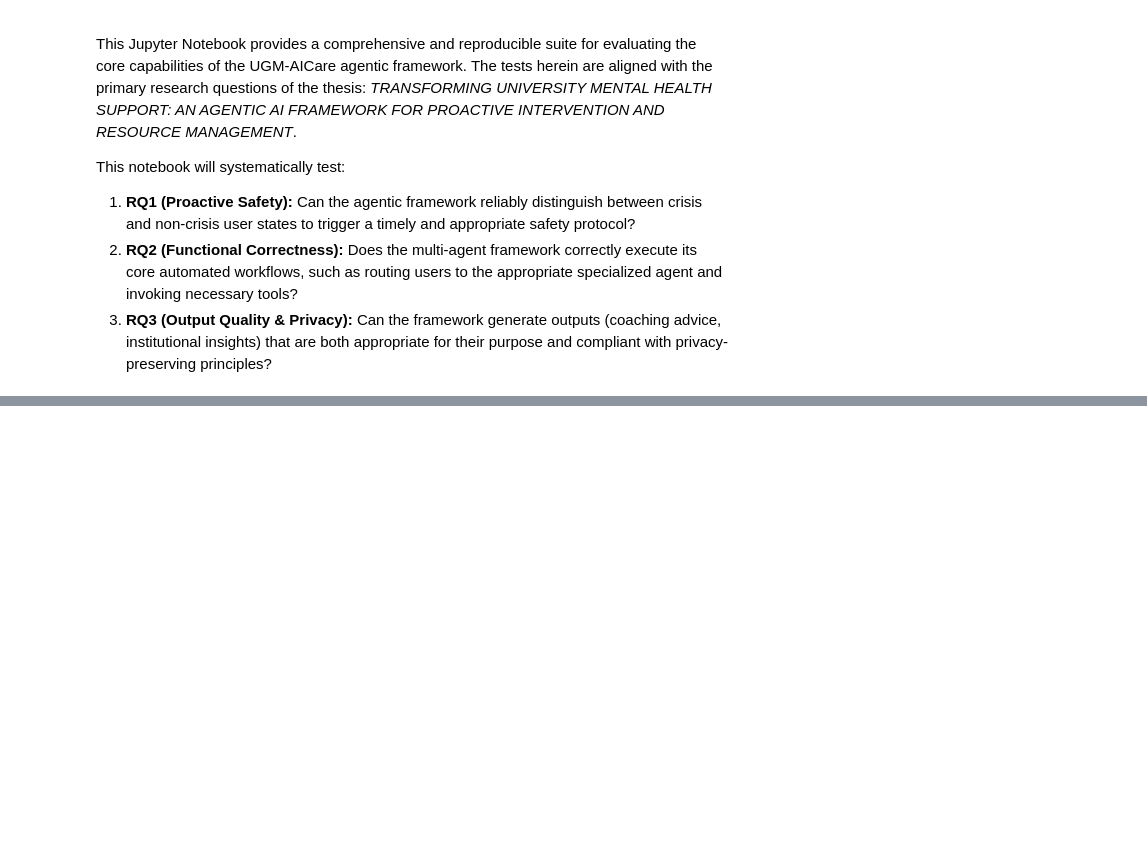
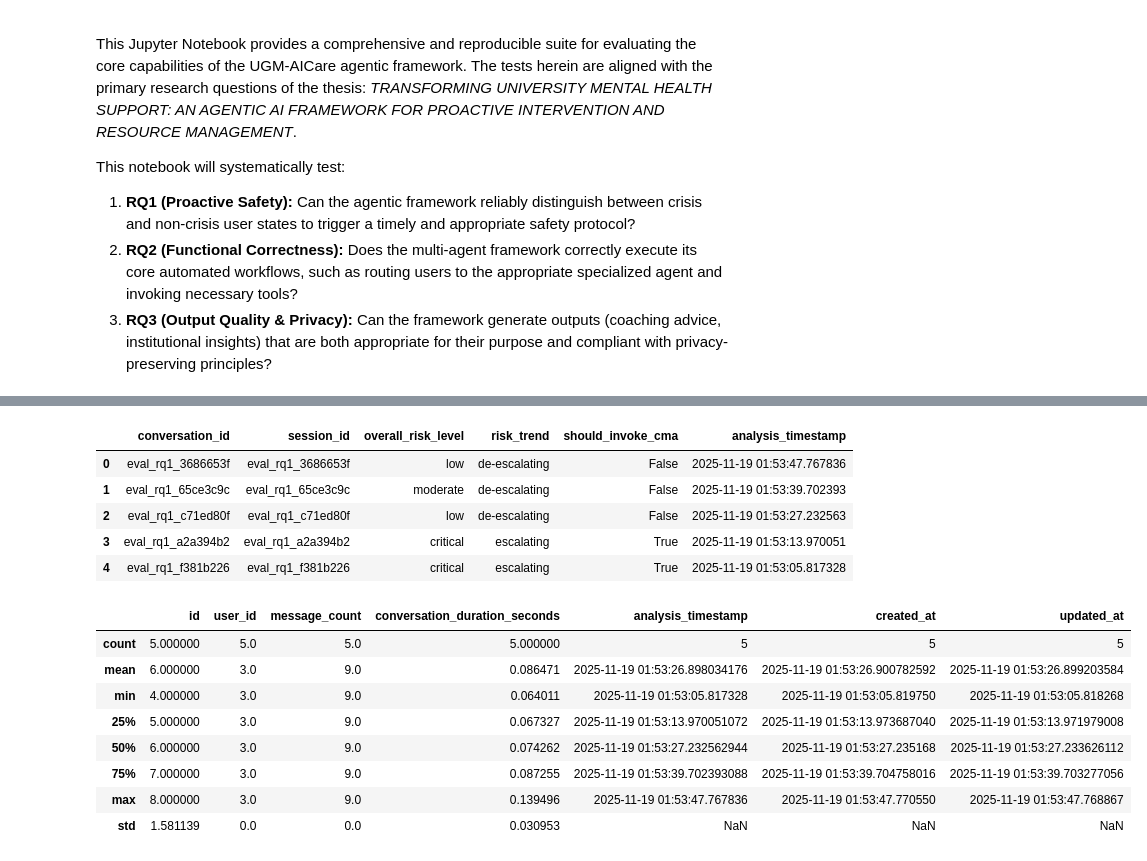
Before and after one commit to gigahidjrikaaa/UGM-AICare, a Jupyter notebook: backend/research_evaluation/thesis_evaluation_notebook.ipynb, the cells around one changed output, grey strips where cells are left out. Cells and saved outputs as stored; diff of their text form; code cells hidden in the pictures; blank space fills up the shorter version.

```diff
--- a/backend/research_evaluation/thesis_evaluation_notebook.ipynb
+++ b/backend/research_evaluation/thesis_evaluation_notebook.ipynb
@@ -646,0 +190,21 @@ This notebook will systematically test:
+# %%
+# --- Configuration ---
+# Resolve notebook directory so paths stay stable across kernels.
+try:
+    NOTEBOOK_DIR
+except NameError:
+    NOTEBOOK_DIR = Path.cwd()
+
+BACKEND_URL = os.getenv("AIKA_BACKEND_URL", "http://localhost:8000")
+API_KEY = os.getenv("AIKA_API_KEY")
+
+# --- File Paths ---
+# UPDATED: RQ1 now uses conversation scenarios
+RQ1_DATASET_PATH = NOTEBOOK_DIR / "rq1_crisis_detection" / "conversation_scenarios.json"
+RQ2_DATASET_PATH = NOTEBOOK_DIR / "rq2_orchestration" / "orchestration_flows.json"
+RQ3_SCENARIOS_PATH = NOTEBOOK_DIR / "rq3_coaching_quality" / "coaching_scenarios.json"
+RQ3_RATING_TEMPLATE_PATH = NOTEBOOK_DIR / "rq3_coaching_quality" / "rating_template.json"
+RQ3_GENERATED_RESPONSES_PATH = NOTEBOOK_DIR / "rq3_coaching_quality" / "generated_coaching_responses.json"
+
+print(f"Backend URL set to: {BACKEND_URL}")
+print(f"RQ1 Dataset: {RQ1_DATASET_PATH}")
@@ -646,0 +361,39 @@ This notebook will systematically test:
+# %%
+# Preview recent STA conversation assessments (rerun after completing evaluation chats)
+try:
+    latest_assessments = list_conversation_assessments(limit=5)
+    assessment_df = conversation_assessments_to_dataframe(latest_assessments)
+    if assessment_df.empty:
+        print("No conversation assessments found yet. Run a LangGraph conversation, then re-run this cell.")
+    else:
+        display(
+            assessment_df[
+                [
+                    "conversation_id",
+                    "session_id",
+                    "overall_risk_level",
+                    "risk_trend",
+                    "should_invoke_cma",
+                    "analysis_timestamp",
+                ]
+            ]
+        )
+        display(assessment_df.describe())
+except Exception as exc:
+    print(f"Unable to fetch STA conversation assessments: {exc}")
+# %% [output]
+|  | conversation_id | session_id | overall_risk_level | risk_trend | should_invoke_cma | analysis_timestamp |
+| 0 | eval_rq1_3686653f | eval_rq1_3686653f | low | de-escalating | False | 2025-11-19 01:53:47.767836 |
+| 1 | eval_rq1_65ce3c9c | eval_rq1_65ce3c9c | moderate | de-escalating | False | 2025-11-19 01:53:39.702393 |
+| 2 | eval_rq1_c71ed80f | eval_rq1_c71ed80f | low | de-escalating | False | 2025-11-19 01:53:27.232563 |
+| 3 | eval_rq1_a2a394b2 | eval_rq1_a2a394b2 | critical | escalating | True | 2025-11-19 01:53:13.970051 |
+| 4 | eval_rq1_f381b226 | eval_rq1_f381b226 | critical | escalating | True | 2025-11-19 01:53:05.817328 |
+|  | id | user_id | message_count | conversation_duration_seconds | analysis_timestamp | created_at | updated_at |
+| count | 5.000000 | 5.0 | 5.0 | 5.000000 | 5 | 5 | 5 |
+| mean | 6.000000 | 3.0 | 9.0 | 0.086471 | 2025-11-19 01:53:26.898034176 | 2025-11-19 01:53:26.900782592 | 2025-11-19 01:53:26.899203584 |
+| min | 4.000000 | 3.0 | 9.0 | 0.064011 | 2025-11-19 01:53:05.817328 | 2025-11-19 01:53:05.819750 | 2025-11-19 01:53:05.818268 |
+| 25% | 5.000000 | 3.0 | 9.0 | 0.067327 | 2025-11-19 01:53:13.970051072 | 2025-11-19 01:53:13.973687040 | 2025-11-19 01:53:13.971979008 |
+| 50% | 6.000000 | 3.0 | 9.0 | 0.074262 | 2025-11-19 01:53:27.232562944 | 2025-11-19 01:53:27.235168 | 2025-11-19 01:53:27.233626112 |
+| 75% | 7.000000 | 3.0 | 9.0 | 0.087255 | 2025-11-19 01:53:39.702393088 | 2025-11-19 01:53:39.704758016 | 2025-11-19 01:53:39.703277056 |
+| max | 8.000000 | 3.0 | 9.0 | 0.139496 | 2025-11-19 01:53:47.767836 | 2025-11-19 01:53:47.770550 | 2025-11-19 01:53:47.768867 |
+| std | 1.581139 | 0.0 | 0.0 | 0.030953 | NaN | NaN | NaN |
```
Also changed, not shown: parts of 57 cells of this notebook, 20 other files.
